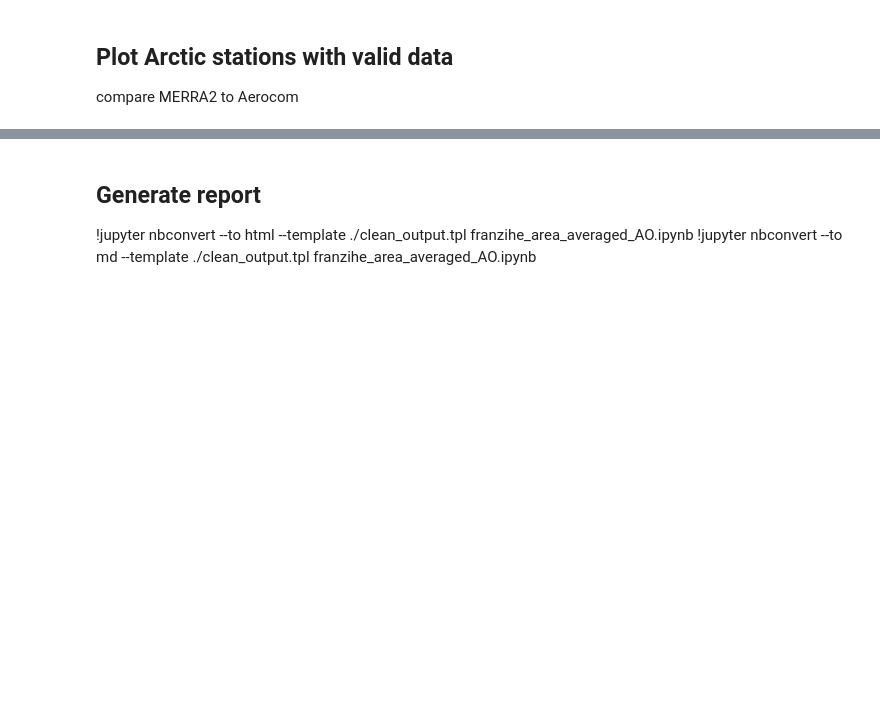
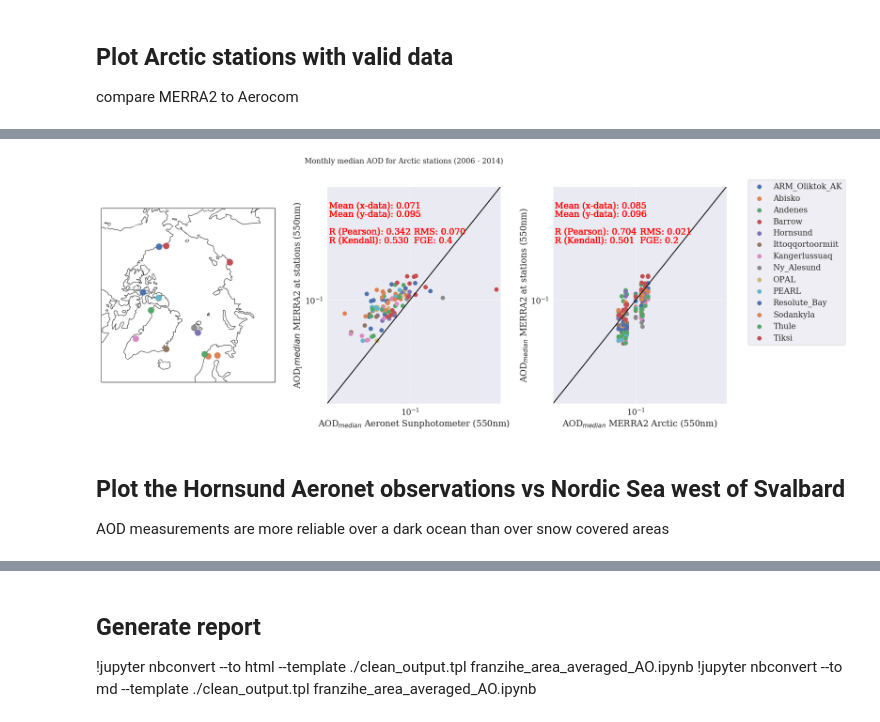
Before and after one commit to NordicESMhub/NEGI-Abisko-2019, a Jupyter notebook: content/topics/group-2/franzihe_area_averaged_AOD_Svalbard.ipynb, the cells around one changed output, grey strips where cells are left out. Cells and saved outputs as stored; diff of their text form; code cells hidden in the pictures; blank space fills up the shorter version.

```diff
--- a/content/topics/group-2/franzihe_area_averaged_AOD_Svalbard.ipynb
+++ b/content/topics/group-2/franzihe_area_averaged_AOD_Svalbard.ipynb
@@ -477,3 +418,7 @@ for station_name in xr_arctic.keys():
+# %%
+statistics_stations = pya.mathutils.calc_statistics(merra_stat_median.values.flatten(), pd_arctic_median.values.flatten())
+statistics_arctic = pya.mathutils.calc_statistics(merra_arctic_median[np.repeat(merra_arctic_median.columns.values,merra_stat_median.shape[1])].values.flatten(),
+                                                  merra_stat_median.values.flatten())
 # %% [markdown]
 ## Plot Arctic stations with valid data
 compare MERRA2 to Aerocom
@@ -520,16 +471,0 @@ plt.subplots_adjust(wspace = 0.2,   # the amount of width reserved for blank spa
-# %%
-cmip_st = {}
-for md in cmip.keys():
-    cmip_st[md] = {}
-    for rea in cmip[md].keys():
-        cmip_st[md][rea] = {}
-        for station_name in station_names:
-            cmip_st[md][rea][station_name] = {}
-           # print(md, rea, station_name)
-            _loc_near = cmip[md][rea]['od550aer'].sel( lat = aeronet_arctic.to_station_data(station_name)['latitude'],
-                                            lon = aeronet_arctic.to_station_data(station_name)['longitude'], method='nearest')
-            cmip_st[md][rea][station_name] = _loc_near.sel(time=slice('2006-01', '2014-12'),).groupby('time.month').std().to_dataframe().rename(columns={'od550aer':'std'})
-            cmip_st[md][rea][station_name].insert(loc=3, column='median',
-                                                  value=_loc_near.sel(time=slice('2006-01', '2014-12'),).groupby('time.month').reduce(np.nanpercentile,
-                                                                                                  dim='time',
-                                                                                                  q=0.5).to_dataframe()['od550aer'])
@@ -586,0 +472,60 @@ cmip['CanESM5']['r1i1p1f1'].sel(time=slice('2006-01','2014-12')).sel(
+# %%
+fig = plt.figure(figsize=[28,10])
+ax1 = fig.add_subplot(131,
+                      projection= ccrs.AzimuthalEquidistant(central_longitude=0,
+                                                                           central_latitude=90,))
+
+ax2 = fig.add_subplot(132)
+ax3 = fig.add_subplot(133)
+for station_name in station_names:
+    ax1.plot([aeronet_arctic.to_station_data(station_name)['longitude']],
+             [aeronet_arctic.to_station_data(station_name)['latitude']], 'o',
+             markersize=15,
+             transform=ccrs.PlateCarree(),
+             label=aeronet_arctic.to_station_data(station_name)['station_name'])
+    ######
+
+    ax2.scatter(pd_arctic_median[station_name],
+                merra_stat_median[station_name],
+                marker='o',s=100)
+    ax2.plot([0,1], [0,1],color='k')#ax.get_xlim(),ax.get_ylim())
+
+    fct.annotate_scatter_statistics(statistics=statistics_stations, ax=ax2)
+    ######
+    ax3.scatter(merra_arctic_median['MERRA2'], merra_stat_median[station_name], marker='o', s=100)
+    ax3.plot([0,1], [0,1],color='k')
+    fct.annotate_scatter_statistics(statistics=statistics_arctic, ax=ax3)
+
+
+# Limit the map degrees latitude
+ax1.set_extent([-180, 180, 90, 60], ccrs.PlateCarree())
+ax1.coastlines()
+ax1.gridlines()
+
+
+
+ax2.set_xlim([0.015,0.8])
+ax2.set_ylim([0.015,0.8])
+ax2.set_xlabel('AOD$_{median}$ Aeronet Sunphotometer (550nm)')
+ax2.set_ylabel('AOD$_[median}$ MERRA2 at stations (550nm)')
+ax2.set_yscale('log')
+ax2.set_xscale('log')
+
+ax3.set_xlim([0.015,0.8])
+ax3.set_ylim([0.015,0.8])
+ax3.set_xlabel('AOD$_{median}$ MERRA2 Arctic (550nm)')
+ax3.set_ylabel('AOD$_{median}$ MERRA2 at stations (550nm)')
+ax3.set_yscale('log')
+ax3.set_xscale('log')
+
+plt.suptitle('Monthly median AOD for Arctic stations (2006 - 2014)')
+ax3.legend(bbox_to_anchor=(1.1, 1.05));
+
+plt.subplots_adjust(wspace = 0.3,   # the amount of width reserved for blank space between subplots
+                    hspace = 0.4   # the amount of height reserved for white space between subplots
+                   )
+# %% [output]
+[figure, added]
+# %% [markdown]
+## Plot the Hornsund Aeronet observations vs Nordic Sea west of Svalbard
+AOD measurements are more reliable over a dark ocean than over snow covered areas
```
Also changed, not shown: parts of 44 cells of this notebook, 1 other file.
